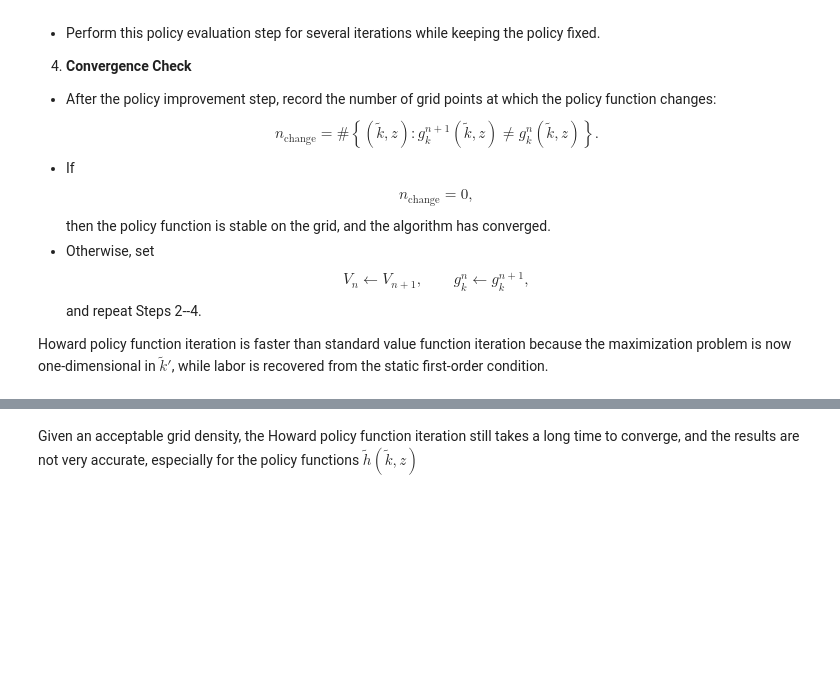
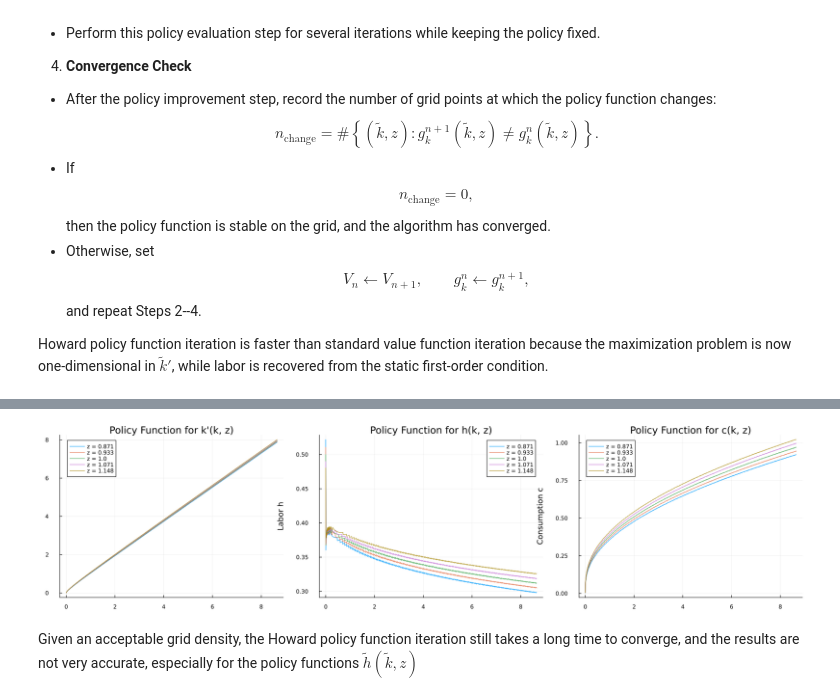
Before and after one commit to YuxuanZhao-Econ/ECON8208, a Jupyter notebook: HW5/HW5.ipynb, the cells around one changed output, grey strips where cells are left out. Saved outputs shown, nothing was run; the diff lists cells and outputs as text; code cells hidden in the pictures; blank space fills up the shorter version.

```diff
--- a/HW5/HW5.ipynb
+++ b/HW5/HW5.ipynb
@@ -69,10 +67,15 @@ sigma_e = 0.02        # standard deviation of productivity shock
 # Additional settings for computation
 # -------------------------------------------------------
 
-n_k = 3000         # number of grid points for capital
+# problem (a)
+n_k = 1500         # number of grid points for capital
+m_k = 4.0          # upper bound multiplier for capital grid
 n_z = 5           # number of grid points for productivity
 tol = 1e-6        # convergence tolerance
 max_iter = 1000   # maximum number of iterations
+
+# problem (b)
+hstep_lq = 1e-6    # step size for numerical derivatives in LQ approximation
 
 # -------------------------------------------------------
 # Initial productivity state
@@ -926,7 +1078,7 @@ Compute the optimal labor supply $\tilde{h}^*(\tilde{k}_i, z_j, \tilde{k}_p)$ fo
 # -------------------------------------------------------
 h_star = compute_h_star(
     k_grid, z_grid, psi, theta, delta, gamma_n;
-    h0=0.3, tol=1e-8, max_iter=100, hstep=1e-6, alpha=0.3
+    h0=0.5, tol=1e-8, max_iter=100, hstep=1e-6, alpha=0.3
 );
 # %% [markdown]
 Substituting $\tilde{h}^*$ into the Bellman equation, the problem becomes
@@ -1275,2 +1404,87 @@ plot(p1, p2, layout = (1, 2), size = (1100, 400))
+# %%
+using Plots
+
+# -------------------------------------------------------
+# Plot policy functions
+# Horizontal axis: current capital k
+# Vertical axis: policy values
+# Different productivity states z are shown as different lines
+# -------------------------------------------------------
+
+# Plot policy function for next-period capital k'(k, z)
+p1 = plot(
+    xlabel = "Current capital k",
+    ylabel = "Next-period capital k'",
+    title = "Policy Function for k'(k, z)",
+    linewidth = 2
+)
+
+for iz in 1:length(z_grid)
+    plot!(
+        p1,
+        k_grid,
+        pol_kp_howard[:, iz],
+        label = "z = $(round(z_grid[iz], digits=3))"
+    )
+end
+
+# Plot policy function for labor h(k, z)
+p2 = plot(
+    xlabel = "Current capital k",
+    ylabel = "Labor h",
+    title = "Policy Function for h(k, z)",
+    linewidth = 2
+)
+
+for iz in 1:length(z_grid)
+    plot!(
+        p2,
+        k_grid,
+        pol_h_howard[:, iz],
+        label = "z = $(round(z_grid[iz], digits=3))"
+    )
+end
+
+# -------------------------------------------------------
+# Compute policy function for consumption c(k, z)
+# implied by the policy functions for k' and h
+# -------------------------------------------------------
+pol_c_howard = zeros(size(pol_kp_howard))
+
+for ik in 1:length(k_grid)
+    k = k_grid[ik]
+
+    for iz in 1:length(z_grid)
+        z = z_grid[iz]
+        kp = pol_kp_howard[ik, iz]
+        h = pol_h_howard[ik, iz]
+
+        pol_c_howard[ik, iz] =
+            k^theta * (z * h)^(1.0 - theta) -
+            (1.0 + gamma_n) * kp +
+            (1.0 - delta) * k
+    end
+end
+
+# Plot policy function for consumption c(k, z)
+p3 = plot(
+    xlabel = "Current capital k",
+    ylabel = "Consumption c",
+    title = "Policy Function for c(k, z)",
+    linewidth = 2
+)
+
+for iz in 1:length(z_grid)
+    plot!(
+        p3,
+        k_grid,
+        pol_c_howard[:, iz],
+        label = "z = $(round(z_grid[iz], digits=3))"
+    )
+end
+
+plot(p1, p2, p3, layout = (1, 3), size = (1650, 400))
+# %% [output]
+[figure, added]
 # %% [markdown]
 Given an acceptable grid density, the Howard policy function iteration still takes a long time to converge, and the results are not very accurate, especially for the policy functions $\tilde h(\tilde k, z)$
```
Also changed, not shown: parts of 14 cells of this notebook, 2 other files.
